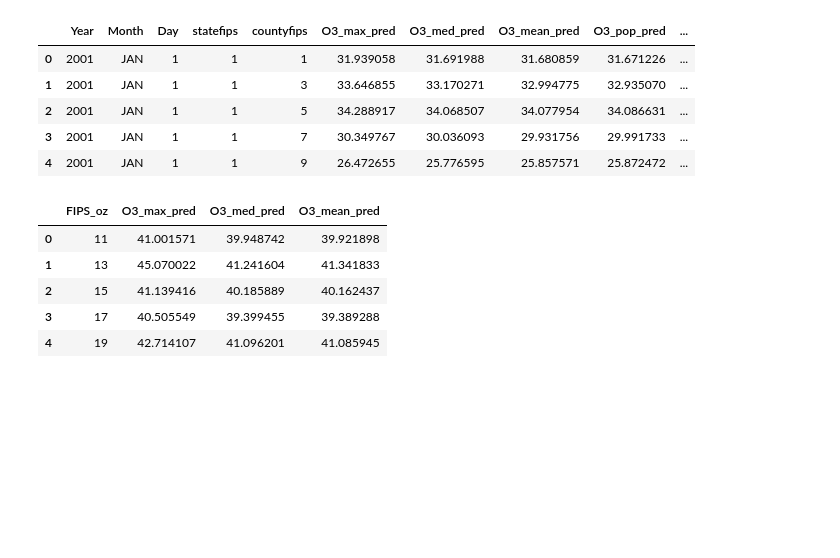
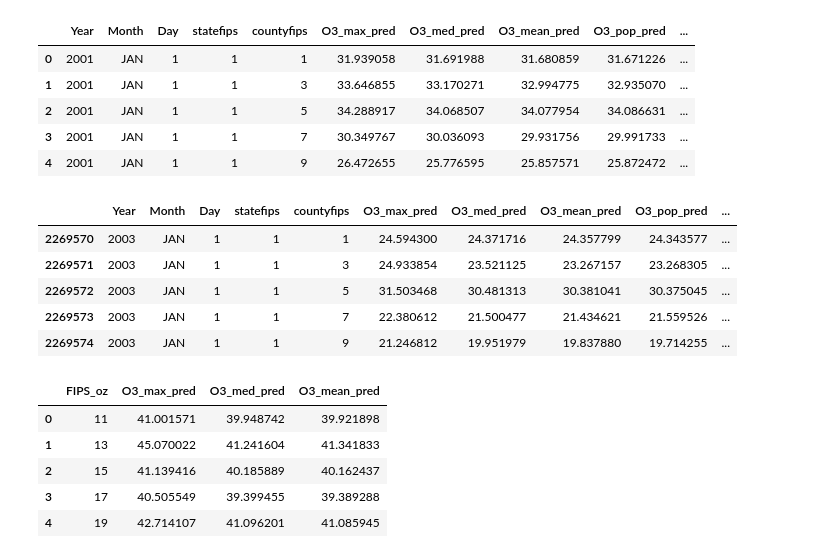
Before and after one commit to cbeckler/eco_cancer_incidence_rates, a Jupyter notebook: ETL.ipynb, the cells around one changed output. Drawn from its saved outputs; the diff is of its cells as text; code cells hidden in the pictures; blank space fills up the shorter version.

```diff
--- a/ETL.ipynb
+++ b/ETL.ipynb
@@ -206,4 +320,7 @@ pm_year_agg.head()
 # %%
+# create ozone pred df
+oz_pred = oz_df[oz_df['Year']>= 2003]
+
 # Remove years after 2014 to match cancer data
 # no ozone outliers were found in the data
 oz_df = oz_df[oz_df['Year']<=2014]
@@ -227,6 +353,21 @@ oz_df.head()
 | 2 | 2001 | JAN | 1 | 1 | 5 | 34.288917 | 34.068507 | 34.077954 | 34.086631 | ... |
 | 3 | 2001 | JAN | 1 | 1 | 7 | 30.349767 | 30.036093 | 29.931756 | 29.991733 | ... |
 | 4 | 2001 | JAN | 1 | 1 | 9 | 26.472655 | 25.776595 | 25.857571 | 25.872472 | ... |
+# %%
+# create state + county FIPS to match cancer data FIPS
+
+oz_pred['FIPS_oz'] = oz_pred['statefips'].astype(str) + oz_pred['countyfips'].astype(str)
+
+oz_pred['FIPS_oz'] = oz_pred['FIPS_oz'].astype(int)
+
+oz_pred.head()
+# %% [output]
+|  | Year | Month | Day | statefips | countyfips | O3_max_pred | O3_med_pred | O3_mean_pred | O3_pop_pred | ... |
+| 2269570 | 2003 | JAN | 1 | 1 | 1 | 24.594300 | 24.371716 | 24.357799 | 24.343577 | ... |
+| 2269571 | 2003 | JAN | 1 | 1 | 3 | 24.933854 | 23.521125 | 23.267157 | 23.268305 | ... |
+| 2269572 | 2003 | JAN | 1 | 1 | 5 | 31.503468 | 30.481313 | 30.381041 | 30.375045 | ... |
+| 2269573 | 2003 | JAN | 1 | 1 | 7 | 22.380612 | 21.500477 | 21.434621 | 21.559526 | ... |
+| 2269574 | 2003 | JAN | 1 | 1 | 9 | 21.246812 | 19.951979 | 19.837880 | 19.714255 | ... |
 # %%
 #aggreagate ozone data by county
 
```
Also changed, not shown: parts of 26 cells of this notebook.
